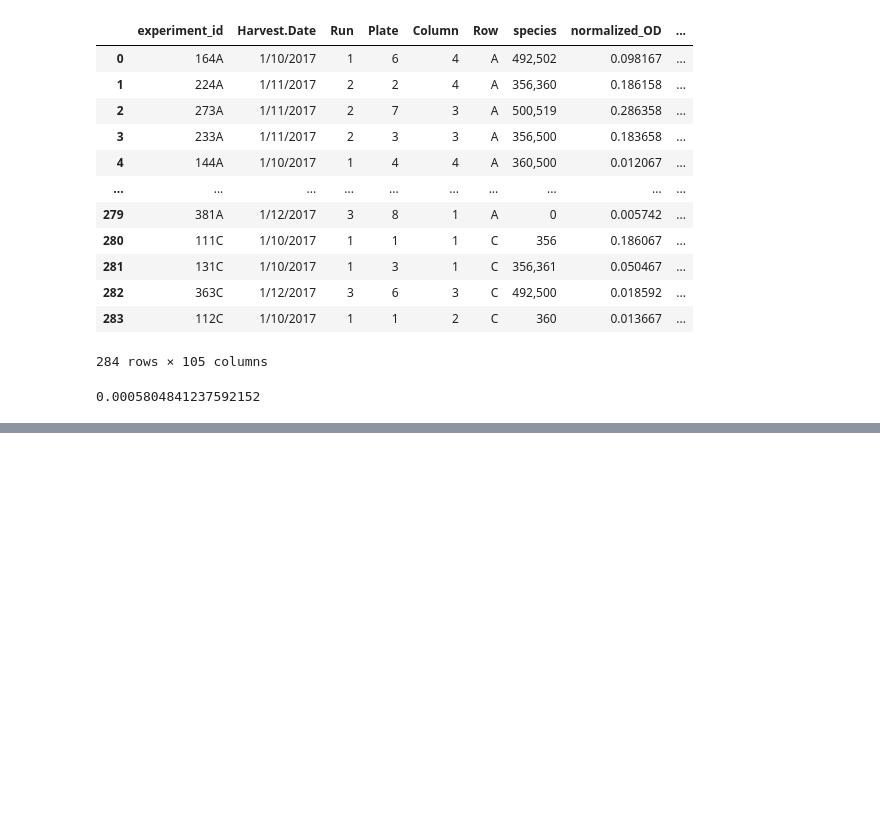
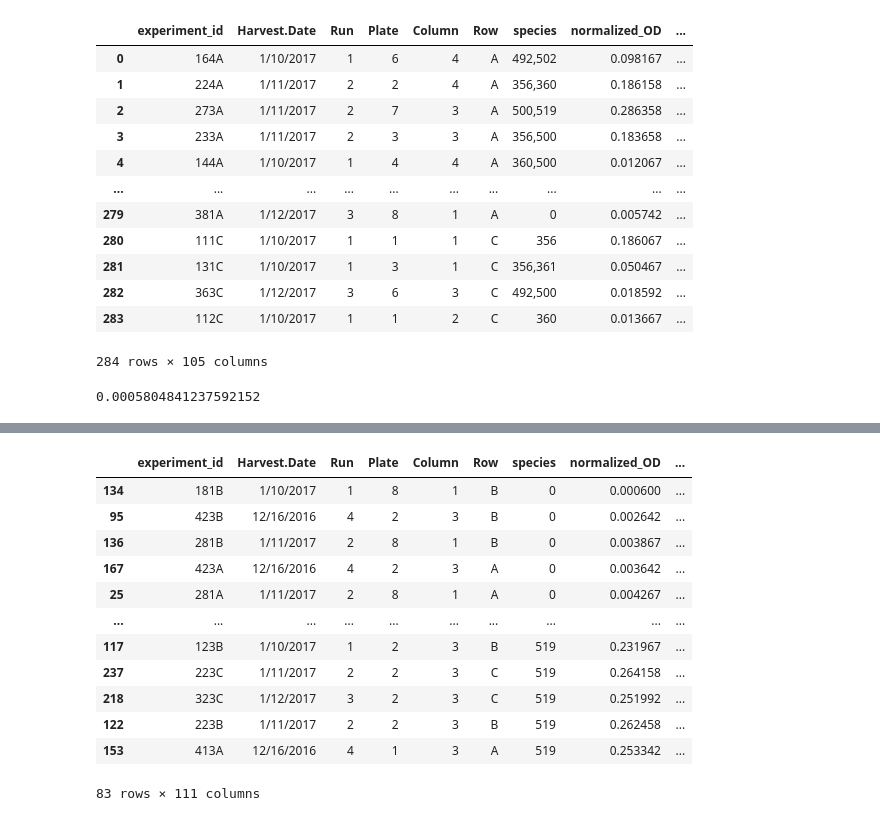
Before and after one commit to gregmedlock/asf_scfa_quantification, a Jupyter notebook: absolute_concentrations.ipynb, the cells around one changed output, grey strips where cells are left out. Saved outputs shown, nothing was run; the diff lists cells and outputs as text; code cells hidden in the pictures; blank space fills up the shorter version.

```diff
--- a/absolute_concentrations.ipynb
+++ b/absolute_concentrations.ipynb
@@ -95,0 +106,16 @@ plt.show()
+# %%
+monoculture_subset
+# %% [output]
+|  | experiment_id | Harvest.Date | Run | Plate | Column | Row | species | normalized_OD | ... |
+| 134 | 181B | 1/10/2017 | 1 | 8 | 1 | B | 0 | 0.000600 | ... |
+| 95 | 423B | 12/16/2016 | 4 | 2 | 3 | B | 0 | 0.002642 | ... |
+| 136 | 281B | 1/11/2017 | 2 | 8 | 1 | B | 0 | 0.003867 | ... |
+| 167 | 423A | 12/16/2016 | 4 | 2 | 3 | A | 0 | 0.003642 | ... |
+| 25 | 281A | 1/11/2017 | 2 | 8 | 1 | A | 0 | 0.004267 | ... |
+| ... | ... | ... | ... | ... | ... | ... | ... | ... | ... |
+| 117 | 123B | 1/10/2017 | 1 | 2 | 3 | B | 519 | 0.231967 | ... |
+| 237 | 223C | 1/11/2017 | 2 | 2 | 3 | C | 519 | 0.264158 | ... |
+| 218 | 323C | 1/12/2017 | 3 | 2 | 3 | C | 519 | 0.251992 | ... |
+| 122 | 223B | 1/11/2017 | 2 | 2 | 3 | B | 519 | 0.262458 | ... |
+| 153 | 413A | 12/16/2016 | 4 | 1 | 3 | A | 519 | 0.253342 | ... |
+83 rows × 111 columns
```
Also changed, not shown: parts of 1 cell of this notebook, 2 other files.
